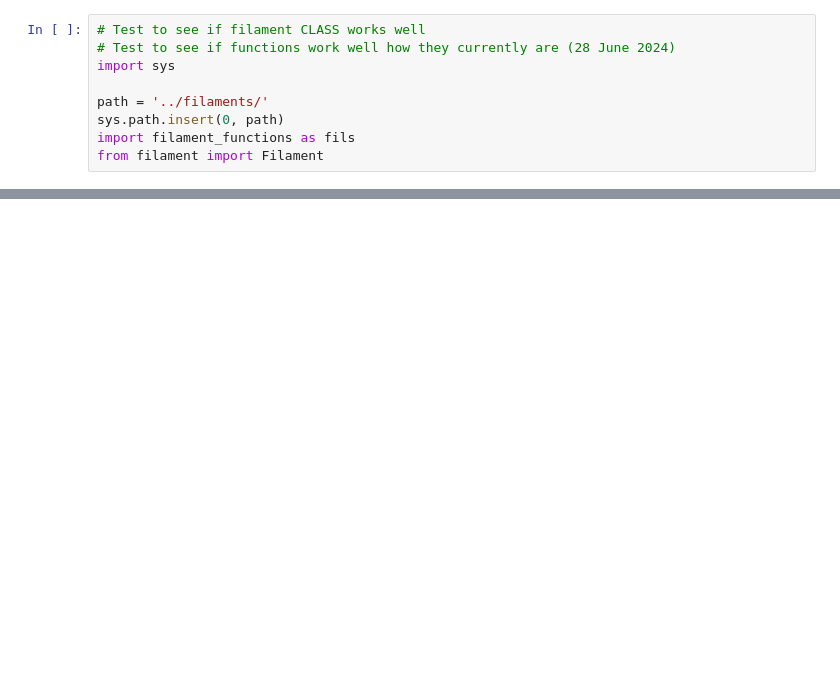
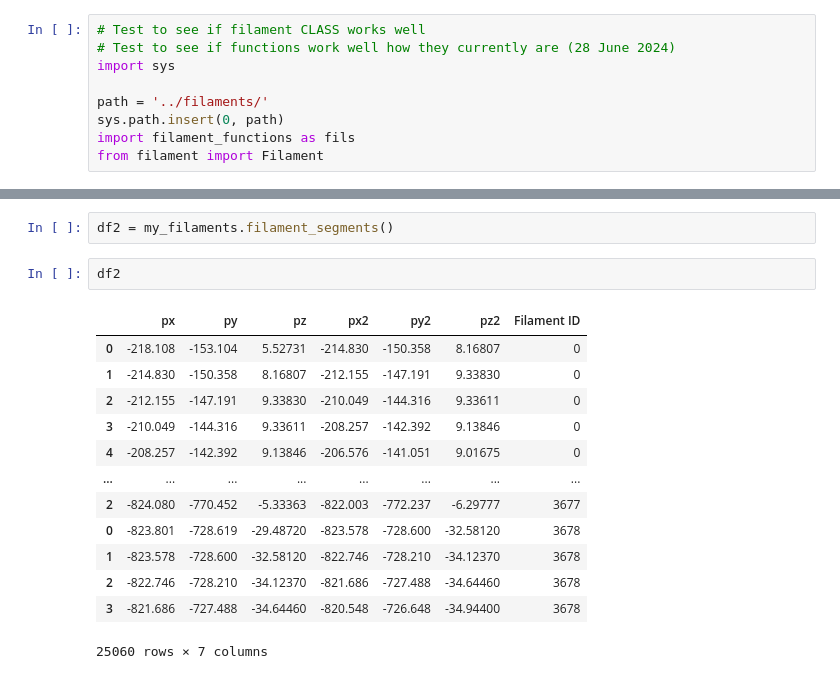
Before and after one commit to dangallego/Gotham_Web, a Jupyter notebook: FILAMENTS/Tutorials/Test-2.ipynb, the cells around one changed output, grey strips where cells are left out. Drawn from its saved outputs; the diff is of its cells as text; blank space fills up the shorter version.

Commit message:
updates more developed Filament class and examples of getting different critical points using class methods (Test-2).

```diff
--- a/FILAMENTS/Tutorials/Test-2.ipynb
+++ b/FILAMENTS/Tutorials/Test-2.ipynb
@@ -31,0 +117,18 @@ Reading filaments took 0.10 secs.
+# %%
+df2 = my_filaments.filament_segments()
+# %%
+df2
+# %% [output]
+|  | px | py | pz | px2 | py2 | pz2 | Filament ID |
+| 0 | -218.108 | -153.104 | 5.52731 | -214.830 | -150.358 | 8.16807 | 0 |
+| 1 | -214.830 | -150.358 | 8.16807 | -212.155 | -147.191 | 9.33830 | 0 |
+| 2 | -212.155 | -147.191 | 9.33830 | -210.049 | -144.316 | 9.33611 | 0 |
+| 3 | -210.049 | -144.316 | 9.33611 | -208.257 | -142.392 | 9.13846 | 0 |
+| 4 | -208.257 | -142.392 | 9.13846 | -206.576 | -141.051 | 9.01675 | 0 |
+| ... | ... | ... | ... | ... | ... | ... | ... |
+| 2 | -824.080 | -770.452 | -5.33363 | -822.003 | -772.237 | -6.29777 | 3677 |
+| 0 | -823.801 | -728.619 | -29.48720 | -823.578 | -728.600 | -32.58120 | 3678 |
+| 1 | -823.578 | -728.600 | -32.58120 | -822.746 | -728.210 | -34.12370 | 3678 |
+| 2 | -822.746 | -728.210 | -34.12370 | -821.686 | -727.488 | -34.64460 | 3678 |
+| 3 | -821.686 | -727.488 | -34.64460 | -820.548 | -726.648 | -34.94400 | 3678 |
+25060 rows × 7 columns
```
Also changed, not shown: parts of 9 cells of this notebook, 1 other file.
